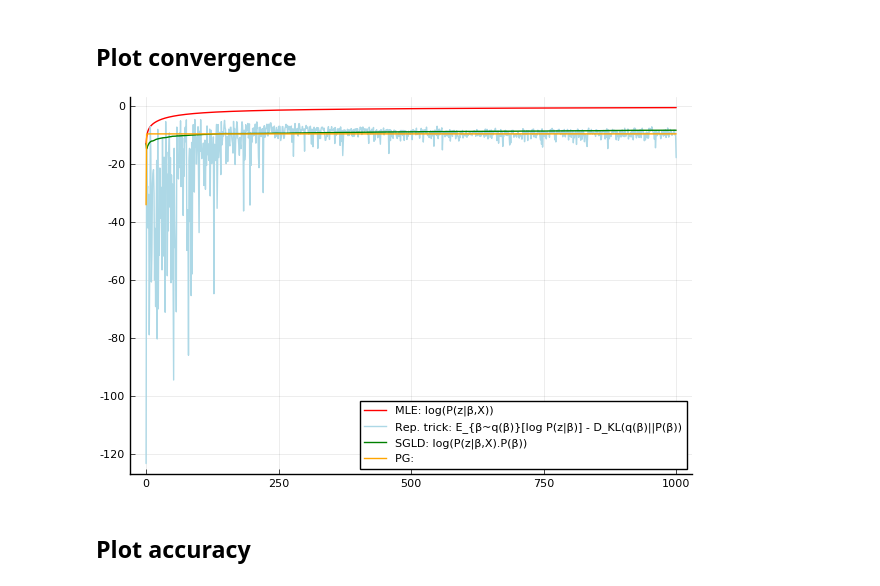
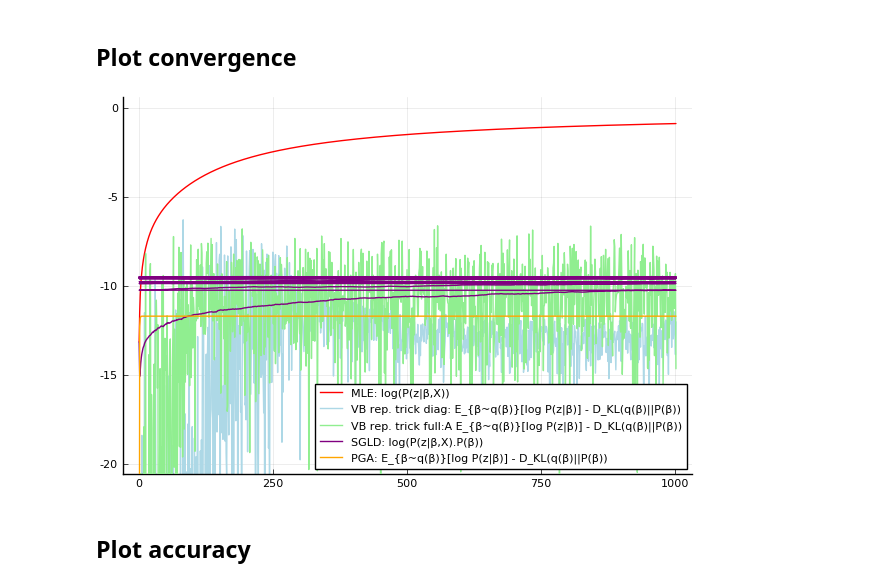
Before and after one commit to fnlandini/BayesianModels, a Jupyter notebook: examples/LogisticRegression.ipynb, the cells around one changed output. Saved outputs shown, nothing was run; the diff lists cells and outputs as text; code cells hidden in the pictures.

Commit message:
Add marginal accuracy and test set

```diff
--- a/examples/LogisticRegression.ipynb
+++ b/examples/LogisticRegression.ipynb
@@ -89,19 +127,19 @@ end
 
 # Number of training step. One step will update both the β and ω parameter.
 nsteps = 1000
-elbos = [elbo(model, X, z)]
-accs = [accuracy_PG(model, X, z)]
+elbos = [elbo(model, X_train, z_train)]
+accs = [accuracy_PG(model, X_test, z_test)]
 
 for step in 1:nsteps
     for param in getconjugateparams(model)
-        stats = (X, z) |> param.stats
+        stats = (X_train, z_train) |> param.stats
         accstats = dropdims(sum(stats, dims = 2), dims=2)
         update!(param.posterior, naturalparam(param.prior) + accstats)
     end
 
     # This is just for monitoring, not actually needed for training.
-    push!(elbos, elbo(model, X, z))
-    push!(accs, accuracy_PG(model, X, z))
+    push!(elbos, elbo(model, X_train, z_train))
+    push!(accs, accuracy_PG(model, X_test, z_test))
 end
 
 ptraining = plot(
@@ -393,30 +431,30 @@ end
 
 
 n_classes = 3
-β = zeros(Float64, n_classes-1, size(X, 1)+1) # +1 to account for the bias
+β = zeros(Float64, n_classes-1, size(X_train, 1)+1) # +1 to account for the bias
 
-X_augmented = [X; ones(Float64, 1, size(X, 2))] # add 1's to account for the bias
+X_train_augmented = [X_train; ones(Float64, 1, size(X_train, 2))] # add 1's to account for the bias
 
-onehot, N_up_to = encode(z, n_classes)
+onehot, N_up_to = encode(z_train, n_classes)
 η = 0.01
 
 # Contains terms of derivative corresponding to log(σ(β'x_d)) for data point x_d
-deriv_sig_for_all = zeros(size(β, 1), size(X_augmented, 2), size(X_augmented, 1))
+deriv_sig_for_all = zeros(size(β, 1), size(X_train_augmented, 2), size(X_train_augmented, 1))
 # Contains terms of derivative corresponding to log(1 - σ(β'x_d)) for data point x_d
-deriv_comp_sig_for_all = zeros(size(β, 1), size(X_augmented, 2), size(X_augmented, 1))
+deriv_comp_sig_for_all = zeros(size(β, 1), size(X_train_augmented, 2), size(X_train_augmented, 1))
 
 optim = "SGD"
-steps = 1000
+steps = nsteps
 llks_MLE = zeros(steps+1)
 accs_MLE = zeros(steps+1)
-llks_MLE[1] = loglikelihood(n_classes, z, X_augmented, β)
-accs_MLE[1] = accuracy_MLE(β, X, z)
+llks_MLE[1] = loglikelihood(n_classes, z_train, X_train_augmented, β)
+accs_MLE[1] = accuracy_MLE(β, X_test, z_test)
 
 for step = 1:steps
     # Populate for all data points
-    for d = 1:size(X_augmented, 2)
-        deriv_sig_for_all[:, d, :] = deriv_sig(β, X_augmented[:,d])
-        deriv_comp_sig_for_all[:, d, :] = deriv_comp_sig(β, X_augmented[:,d])
+    for d = 1:size(X_train_augmented, 2)
+        deriv_sig_for_all[:, d, :] = deriv_sig(β, X_train_augmented[:,d])
+        deriv_comp_sig_for_all[:, d, :] = deriv_comp_sig(β, X_train_augmented[:,d])
     end
     # Update parameters
     derivatives = sum(onehot .* deriv_sig_for_all .+ N_up_to .* deriv_comp_sig_for_all, dims=2)[:,1,:]
@@ -437,8 +475,8 @@ for step = 1:steps
         β = β + η * m̂ ./ (sqrt.(v̂) .+ ϵ)
     end
 
-    llks_MLE[step+1] = loglikelihood(n_classes, z, X_augmented, β)
-    accs_MLE[step+1] = accuracy_MLE(β, X, z)
+    llks_MLE[step+1] = loglikelihood(n_classes, z_train, X_train_augmented, β)
+    accs_MLE[step+1] = accuracy_MLE(β, X_test, z_test)
 end
 
 β_MLE = β
@@ -962,10 +1362,11 @@ Accuracy: 91.66666666666666%
 ## Plot convergence
 # %%
 # For SGLD, only one run is used
-plot(0:1000, [llks_MLE, elbo_reparam, llks_SGLD[1,:], elbos],
-    linecolor=[:red :lightblue :green :orange],
-    label=["MLE: log(P(z|β,X))" "Rep. trick: E_{β~q(β)}[log P(z|β)] - D_KL(q(β)||P(β))" "SGLD: log(P(z|β,X).P(β))" "PG: "])
+plot(1:1001, [llks_MLE, elbo_reparam_diag, elbo_reparam_full, llks_SGLD[1,:], elbos],
+    linecolor=[:red :lightblue :lightgreen :purple :orange],
+    ylim = [-20, 0],
+    label=["MLE: log(P(z|β,X))" "VB rep. trick diag: E_{β~q(β)}[log P(z|β)] - D_KL(q(β)||P(β))" "VB rep. trick full:A E_{β~q(β)}[log P(z|β)] - D_KL(q(β)||P(β))" "SGLD: log(P(z|β,X).P(β))" "PGA: E_{β~q(β)}[log P(z|β)] - D_KL(q(β)||P(β))"])
 # %% [output]
-[figure, old version]
+[figure, new version]
 # %% [markdown]
 ## Plot accuracy
```
Also changed, not shown: parts of 35 cells of this notebook.
